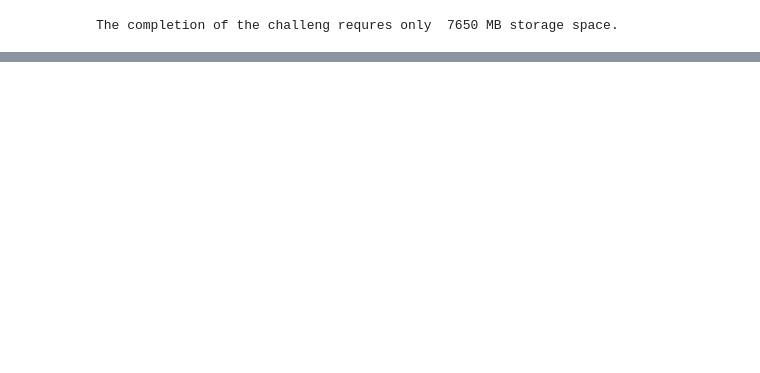
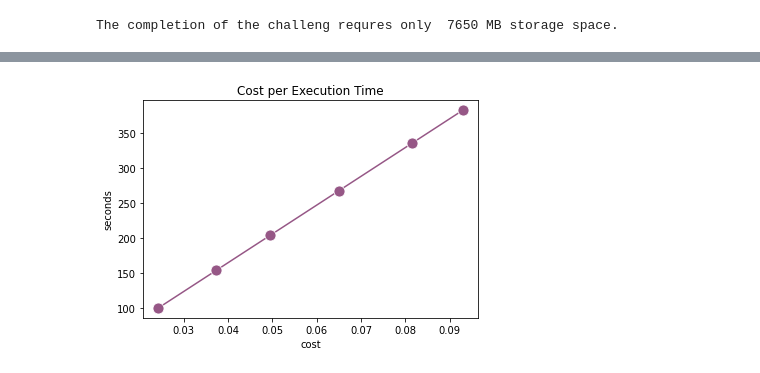
Before and after one commit to ilante/BDP-projcect-aws-main, a Jupyter notebook: stats/HTcondor_stats.ipynb, the cells around one changed output, grey strips where cells are left out. Saved outputs shown, nothing was run; the diff lists cells and outputs as text; code cells hidden in the pictures; blank space fills up the shorter version.

Commit message:
add extra graph 21

```diff
--- a/stats/HTcondor_stats.ipynb
+++ b/stats/HTcondor_stats.ipynb
@@ -341,2 +325,2 @@ print("26 t4g.small Machienes ammounting to 50 CPU's cost", t4g_medium, 'USD per
 # %%
-min_price = t4g_medium/60
+per_min_cost_cluster = t4g_medium/60
@@ -346,0 +331,3 @@ min_price
+# %%
+sec_cost_cluster = per_min_cost_cluster/60
+sec_cost_cluster
@@ -365,3 +354,5 @@ print("The completion of the challeng requres only ", st_sp, "MB storage space."
 The completion of the challeng requres only  7650 MB storage space.
 # %%
 # 7650
+# %%
+bytes_time_df['cost'] = bytes_time_df.seconds*sec_cost_cluster
@@ -367,0 +369,9 @@ The completion of the challeng requres only  7650 MB storage space.
+# %%
+ax = sn.lineplot(data=bytes_time_df, x='cost', y='seconds', markersize=11,
+marker="o", color="#965786")
+ax.set(title='Cost per Execution Time')
+fig2 = ax.get_figure()
+# fig2.savefig('/Users/ila/01_unibo/BDP-projcect-aws-main/stats/time_cost.png')
+# fig2.savefig('/Users/ila/01_unibo/BDP-projcect-aws-main/stats/time_cost.pdf')
+# %% [output]
+[figure, added]
```
Also changed, not shown: parts of 27 cells of this notebook.
